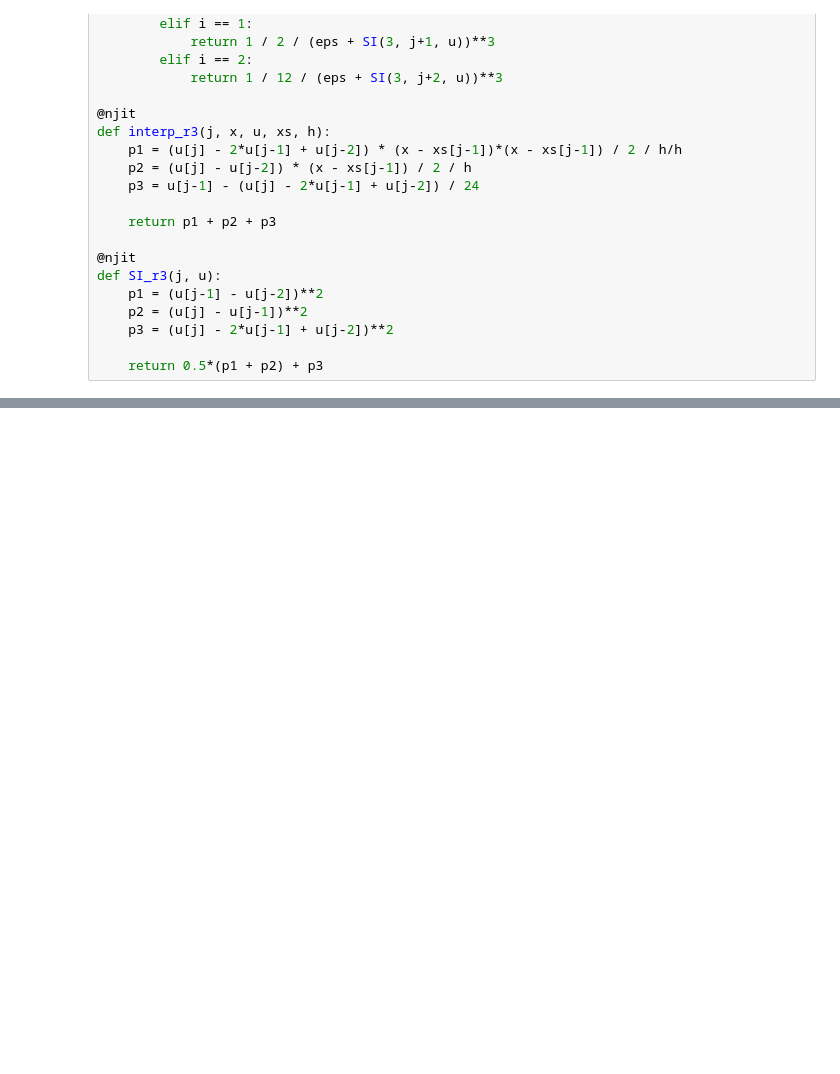
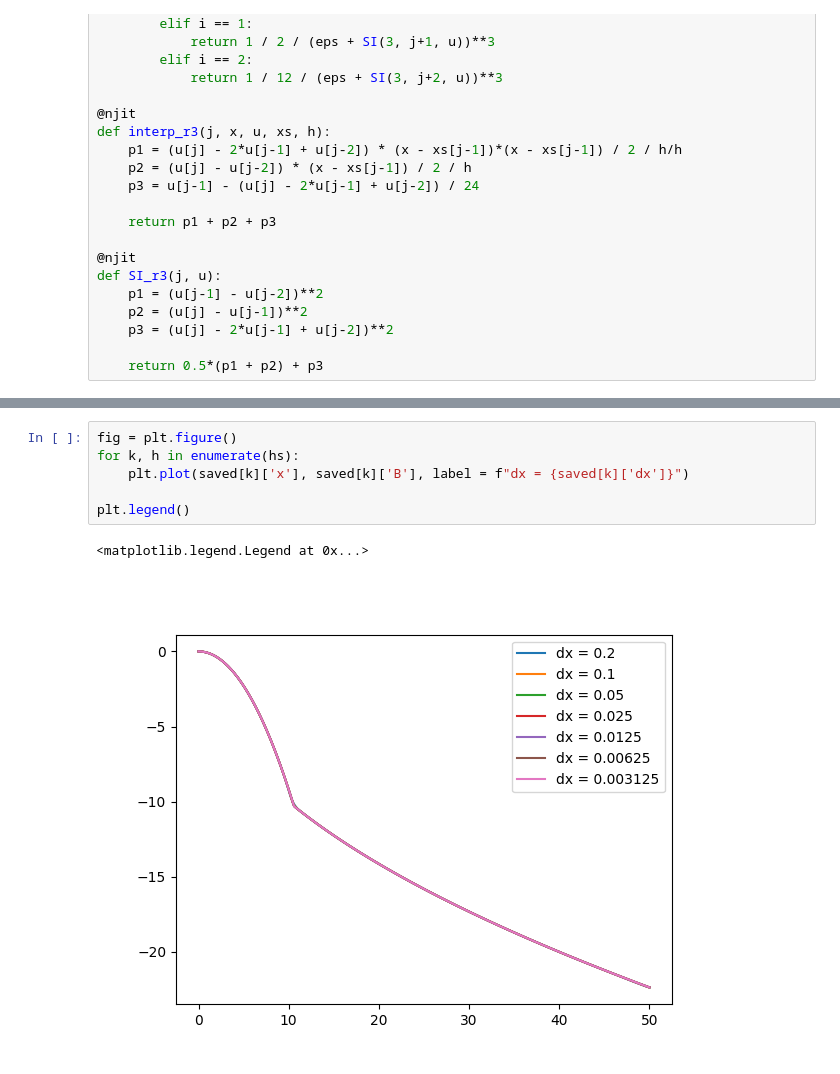
Before and after one commit to LoreCip/LQG-BH-Collapse, a Jupyter notebook: Notebooks/lqg_Beq.ipynb, the cells around one changed output, grey strips where cells are left out. Cells and saved outputs as stored; diff of their text form; blank space fills up the shorter version.

```diff
--- a/Notebooks/lqg_Beq.ipynb
+++ b/Notebooks/lqg_Beq.ipynb
@@ -457,0 +591,9 @@ plt.legend()
+# %%
+fig = plt.figure()
+for k, h in enumerate(hs):
+    plt.plot(saved[k]['x'], saved[k]['B'], label = f"dx = {saved[k]['dx']}")
+
+plt.legend()
+# %% [output]
+<matplotlib.legend.Legend at 0x...>
+[figure, added]
```
Also changed, not shown: parts of 18 cells of this notebook, 5 other files.
